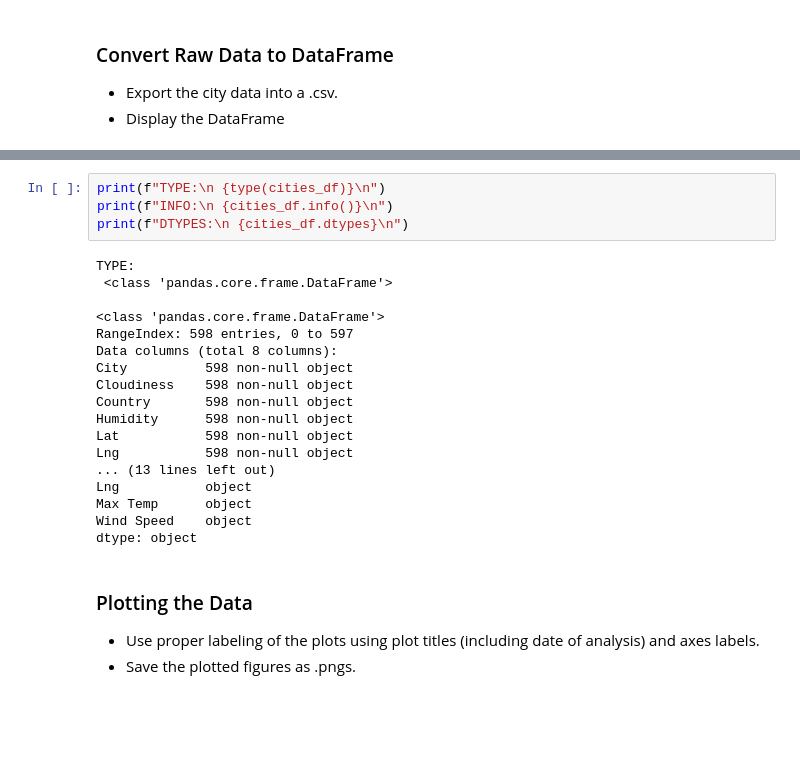
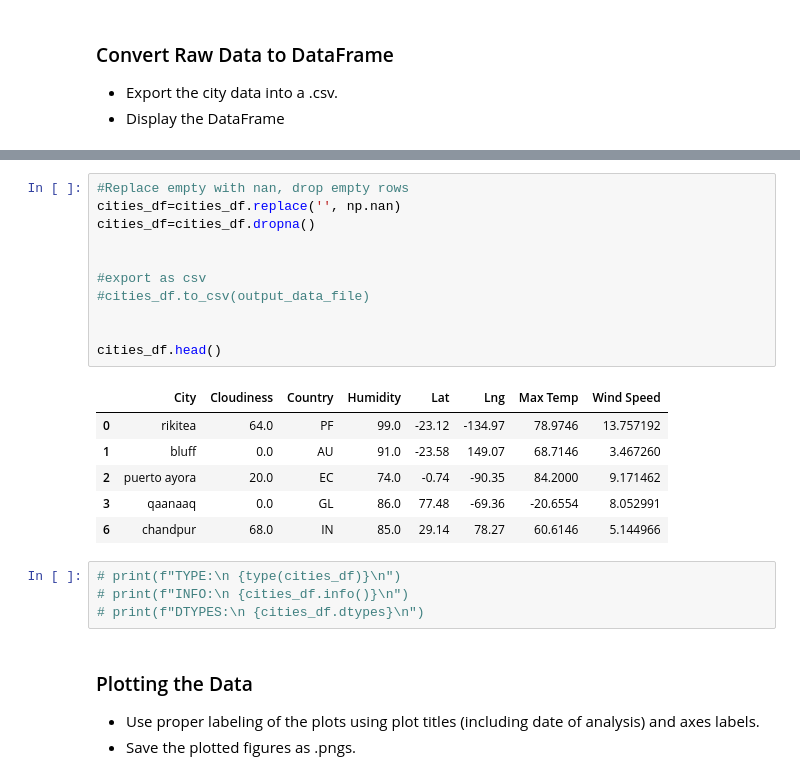
Before and after one commit to robeaseab/Weather-Map-API, a Jupyter notebook: WeatherPy.ipynb, the cells around one changed output, grey strips where cells are left out. Cells and saved outputs as stored; diff of their text form; blank space fills up the shorter version.

```diff
--- a/WeatherPy.ipynb
+++ b/WeatherPy.ipynb
@@ -179,25 +146,25 @@ dtype: int64
+# %%
+#Replace empty with nan, drop empty rows
+cities_df=cities_df.replace('', np.nan)
+cities_df=cities_df.dropna()
+
+
+#export as csv
+#cities_df.to_csv(output_data_file)
+
+
+cities_df.head()
+# %% [output]
+|  | City | Cloudiness | Country | Humidity | Lat | Lng | Max Temp | Wind Speed |
+| 0 | rikitea | 64.0 | PF | 99.0 | -23.12 | -134.97 | 78.9746 | 13.757192 |
+| 1 | bluff | 0.0 | AU | 91.0 | -23.58 | 149.07 | 68.7146 | 3.467260 |
+| 2 | puerto ayora | 20.0 | EC | 74.0 | -0.74 | -90.35 | 84.2000 | 9.171462 |
+| 3 | qaanaaq | 0.0 | GL | 86.0 | 77.48 | -69.36 | -20.6554 | 8.052991 |
+| 6 | chandpur | 68.0 | IN | 85.0 | 29.14 | 78.27 | 60.6146 | 5.144966 |
 # %%
-print(f"TYPE:\n {type(cities_df)}\n")
-print(f"INFO:\n {cities_df.info()}\n")
-print(f"DTYPES:\n {cities_df.dtypes}\n")
+# print(f"TYPE:\n {type(cities_df)}\n")
+# print(f"INFO:\n {cities_df.info()}\n")
+# print(f"DTYPES:\n {cities_df.dtypes}\n")
-# %% [output]
-TYPE:
- <class 'pandas.core.frame.DataFrame'>
-
-<class 'pandas.core.frame.DataFrame'>
-RangeIndex: 598 entries, 0 to 597
-Data columns (total 8 columns):
-City          598 non-null object
-Cloudiness    598 non-null object
-Country       598 non-null object
-Humidity      598 non-null object
-Lat           598 non-null object
-Lng           598 non-null object
-... (13 lines left out)
-Lng           object
-Max Temp      object
-Wind Speed    object
-dtype: object
 # %% [markdown]
 ### Plotting the Data
 * Use proper labeling of the plots using plot titles (including date of analysis) and axes labels.
```
Also changed, not shown: parts of 15 cells of this notebook, 5 other files.
